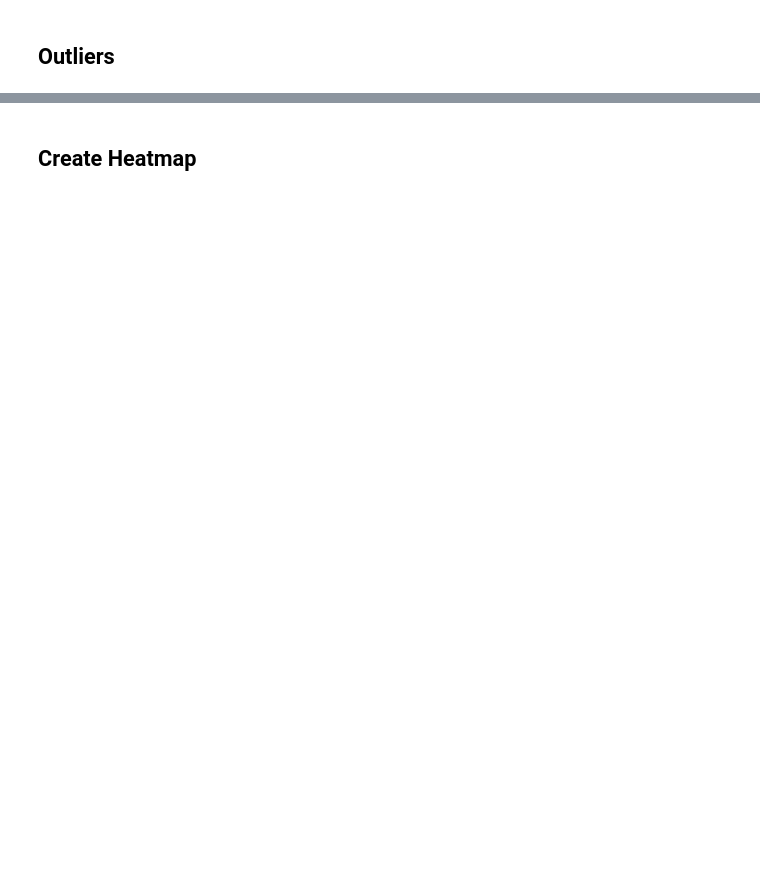
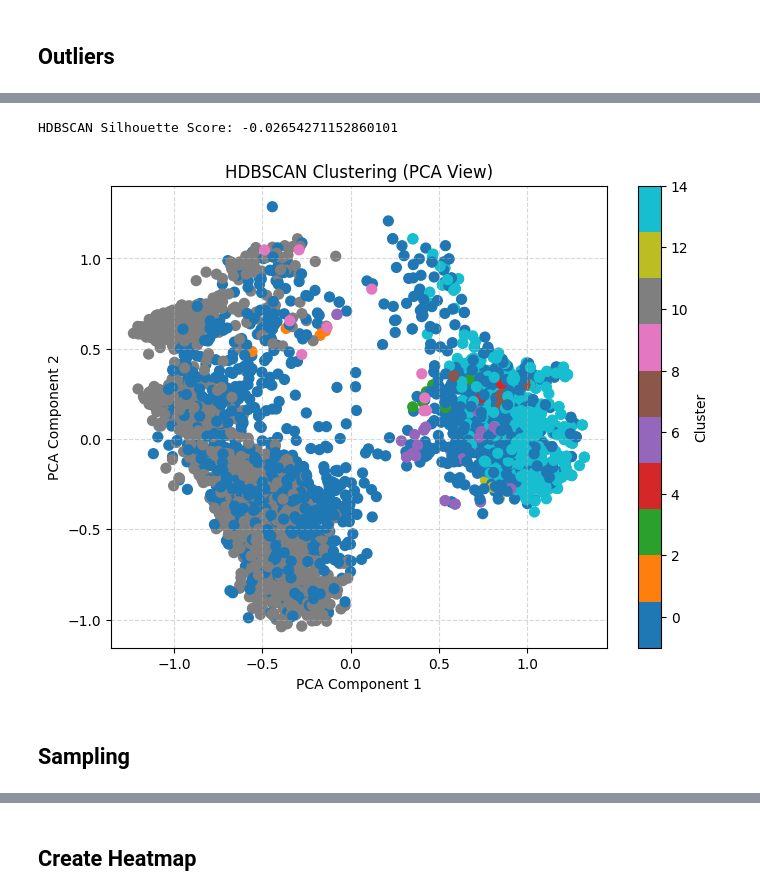
Before and after one commit to mhnrirfan/ML-AI-Risk-Analysis-AV-Data-, a Jupyter notebook: Cleaning, EDA, FE/FE_Supervised.ipynb, the cells around one changed output, grey strips where cells are left out. Drawn from its saved outputs; the diff is of its cells as text; code cells hidden in the pictures; blank space fills up the shorter version.

Commit message:
basic sampling and outliers

```diff
--- a/Cleaning, EDA, FE/FE_Supervised.ipynb
+++ b/Cleaning, EDA, FE/FE_Supervised.ipynb
@@ -698,0 +806,29 @@ plt.show()
+# %%
+import hdbscan
+
+# --- Step 7: HDBSCAN clustering ---
+hdbscan_clusterer = hdbscan.HDBSCAN(min_cluster_size=5, metric='hamming')
+hdbscan_labels = hdbscan_clusterer.fit_predict(data_imputed)
+
+# Silhouette Score for HDBSCAN
+unique_hdb_labels = set(hdbscan_labels)
+if len(unique_hdb_labels - {-1}) > 1:
+    hdbscan_score = silhouette_score(data_imputed, hdbscan_labels, metric='hamming')
+    print("HDBSCAN Silhouette Score:", hdbscan_score)
+else:
+    print("Too few HDBSCAN clusters to compute silhouette score.")
+
+# Plot HDBSCAN
+plt.figure(figsize=(8, 6))
+plt.scatter(data_2d[:, 0], data_2d[:, 1], c=hdbscan_labels, cmap='tab10', s=50)
+plt.title("HDBSCAN Clustering (PCA View)")
+plt.xlabel("PCA Component 1")
+plt.ylabel("PCA Component 2")
+plt.colorbar(label='Cluster')
+plt.grid(True, linestyle='--', alpha=0.5)
+plt.show()
+# %% [output]
+HDBSCAN Silhouette Score: -0.02654271152860101
+[figure, added]
+# %% [markdown]
+## **Sampling**
```
Also changed, not shown: parts of 17 cells of this notebook.
